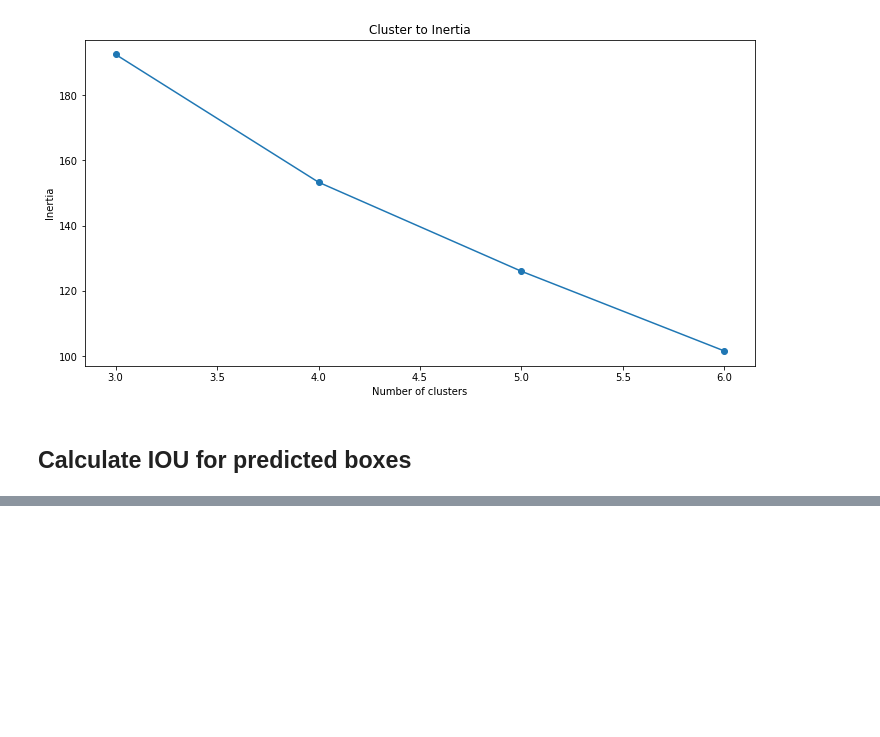
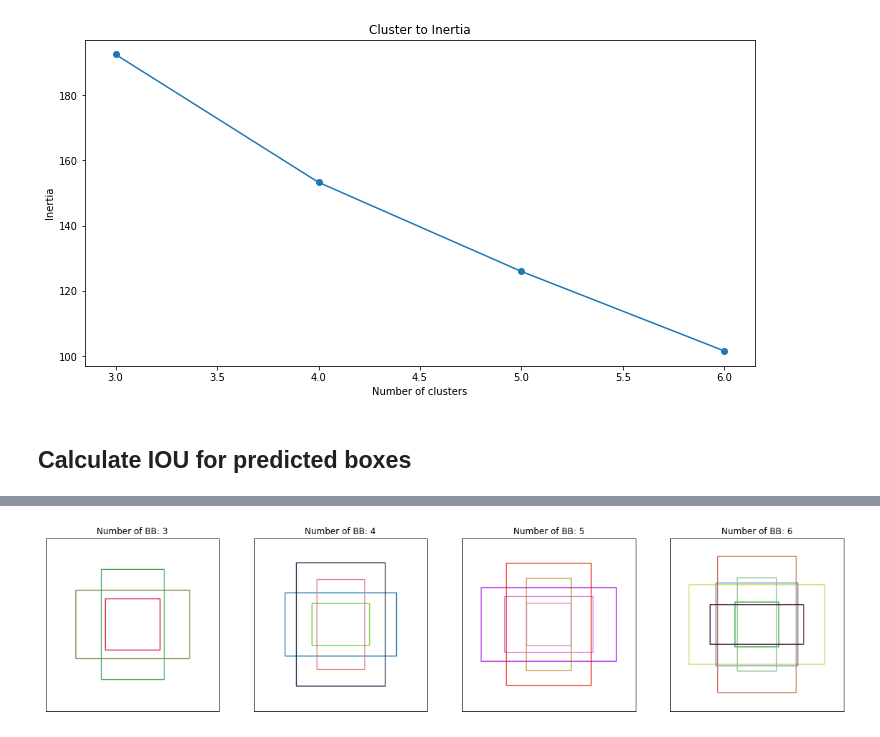
Before and after one commit to woolly-of-cv/pytorch-examples, a Jupyter notebook: coco/analyze_coco.ipynb, the cells around one changed output, grey strips where cells are left out. Saved outputs shown, nothing was run; the diff lists cells and outputs as text; code cells hidden in the pictures; blank space fills up the shorter version.

```diff
--- a/coco/analyze_coco.ipynb
+++ b/coco/analyze_coco.ipynb
@@ -259,0 +260,30 @@ plt.show()
+# %%
+# Scale BB to 1000 times
+import random
+cox, coy = 300, 300
+
+fig = plt.figure(figsize=(20, 5))
+
+for k, exp in enumerate(centroids):
+    image = cv2.resize(cv2.imread('./data/blank.jpg'), (600, 600), interpolation=cv2.INTER_AREA)
+    for box in exp:
+        # scale centroid by 1000 times
+        cen = box*800/2
+        # box start and end
+        start_point = (int(cox-cen[0]), int(coy-cen[1]))
+        end_point = (int(cox+cen[0]), int(coy+cen[1]))
+        # Colour of BB
+        color = (random.randint(0, 255+1), random.randint(0, 255+1), random.randint(0, 255+1))
+        # Line thickness of 2 px
+        thickness = 2
+
+        # Using cv2.rectangle() method
+        # Draw a rectangle with blue line borders of thickness of 2 px
+        image = cv2.rectangle(image, start_point, end_point, color, thickness)
+
+    ax = fig.add_subplot(1, len(centroids), k + 1, xticks=[], yticks=[])
+    ax.set_title("Number of BB: "+ str(len(exp)))
+    plt.imshow(image)
+plt.show()
+# %% [output]
+[figure, added]
```
Also changed, not shown: parts of 5 cells of this notebook.
